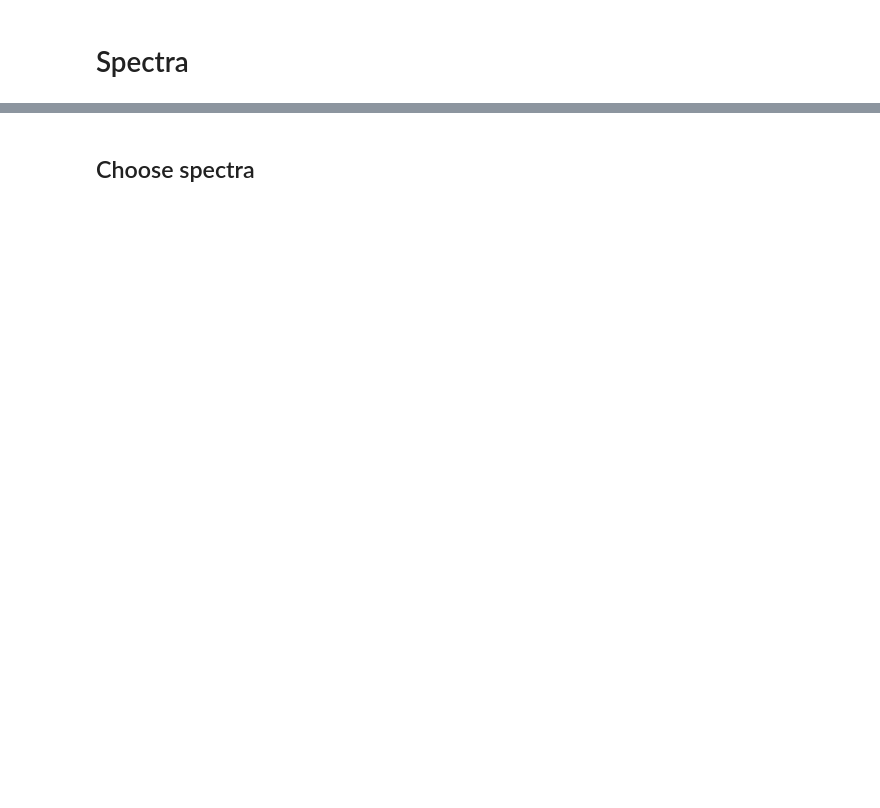
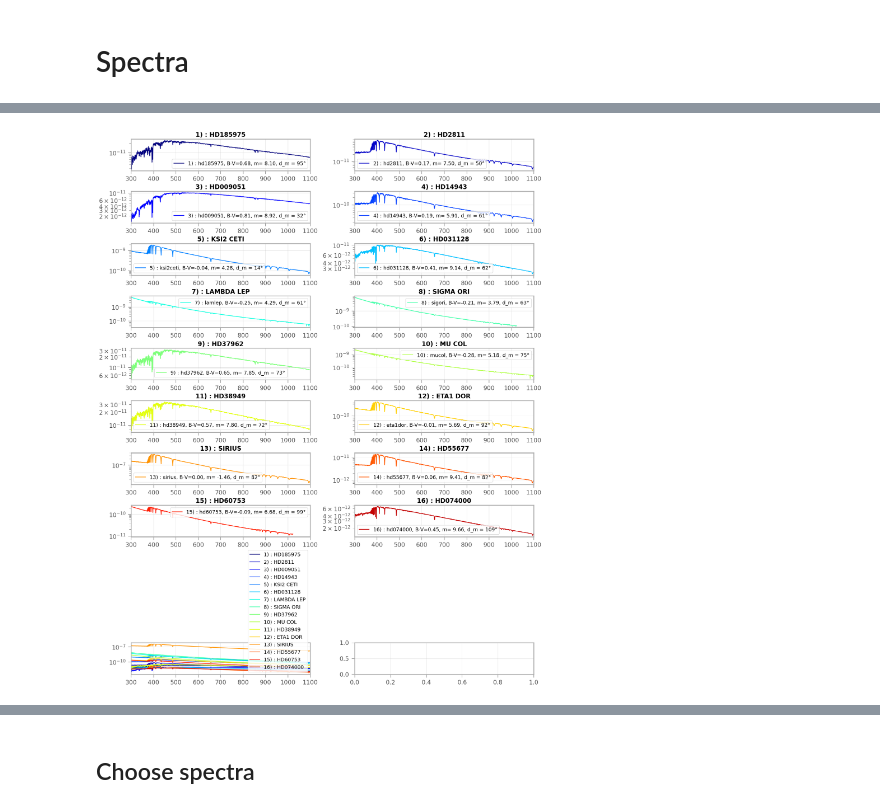
Before and after one commit to sylvielsstfr/AuxtelStarAlt, a Jupyter notebook: notebooks/2025-01-06/01_ObservationOfVisibleCalspecList.ipynb, the cells around one changed output, grey strips where cells are left out. Saved outputs shown, nothing was run; the diff lists cells and outputs as text; code cells hidden in the pictures; blank space fills up the shorter version.

```diff
--- a/notebooks/2025-01-06/01_ObservationOfVisibleCalspecList.ipynb
+++ b/notebooks/2025-01-06/01_ObservationOfVisibleCalspecList.ipynb
@@ -1142,7 +1190,7 @@ nrows
 XMIN = 300.
 XMAX = 1100.
 # %%
-fig, axes= plt.subplots(nrows=nrows,ncols=ncols,sharex=False,figsize=(16,16), layout='constrained')
+fig, axes= plt.subplots(nrows=nrows,ncols=ncols,sharex=False,figsize=(16,20), layout='constrained')
 
 # loop on selected targets in pandas dataframe t according rank order
 all_wl = []
@@ -1173,31 +1221,33 @@ for index, ax in enumerate(axes.flat):
             arr = c.get_spectrum_numpy()  # download and return a dictionnary of numpy arrays with units
             #c.plot_spectrum()  # download and plot the spectrum
 
             wl = arr['WAVELENGTH'].to_value()/10.
             fl = arr['FLUX'].to_value()*10.
 
             indexes = np.where(np.logical_and(wl>=XMIN,wl<=XMAX))[0]
 
             wl = wl[indexes]
             fl = fl[indexes]
             ax.plot(wl,fl,"-",color=all_colors[index],label=label)
             ax.set_yscale("log")
             title = f"{index+1}) : {target_name}"
             ax.set_title(title)
             ax.legend()
             ax.set_xlim(XMIN,XMAX)
 
             all_wl.append(wl)
             all_fl.append(fl)
             all_obj.append(title)
         else:
             print(f"{target_name} NOT A CALSPEC")
     else:
         if index == NTargets:
             for j in range(NTargets):
                 ax.plot(all_wl[j], all_fl[j],'-',color=all_colors[j],label=all_obj[j] )
             ax.set_yscale("log")
             ax.legend()
             ax.set_xlim(XMIN,XMAX)
 #plt.tight_layout()
+# %% [output]
+[figure, added]
 # %%
```
Also changed, not shown: parts of 10 cells of this notebook, 1 other file.
